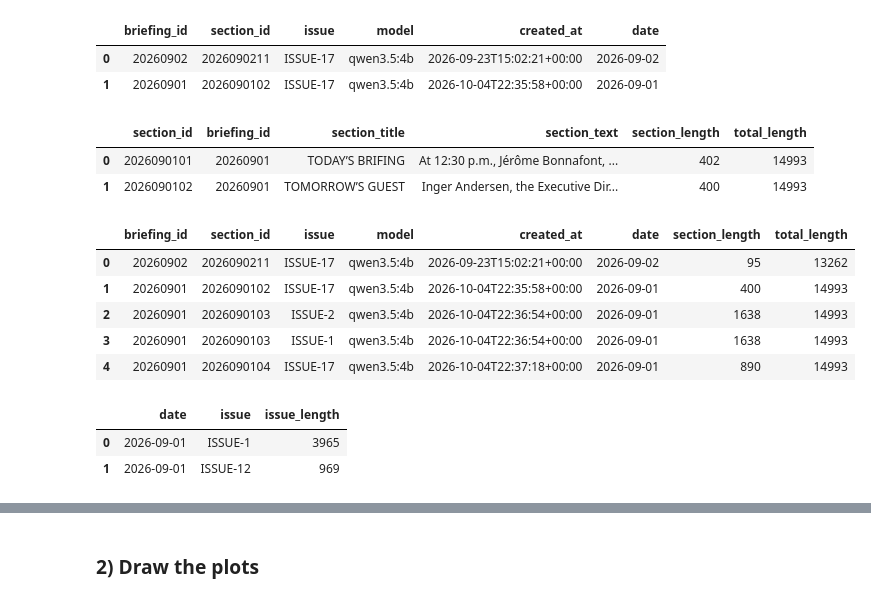
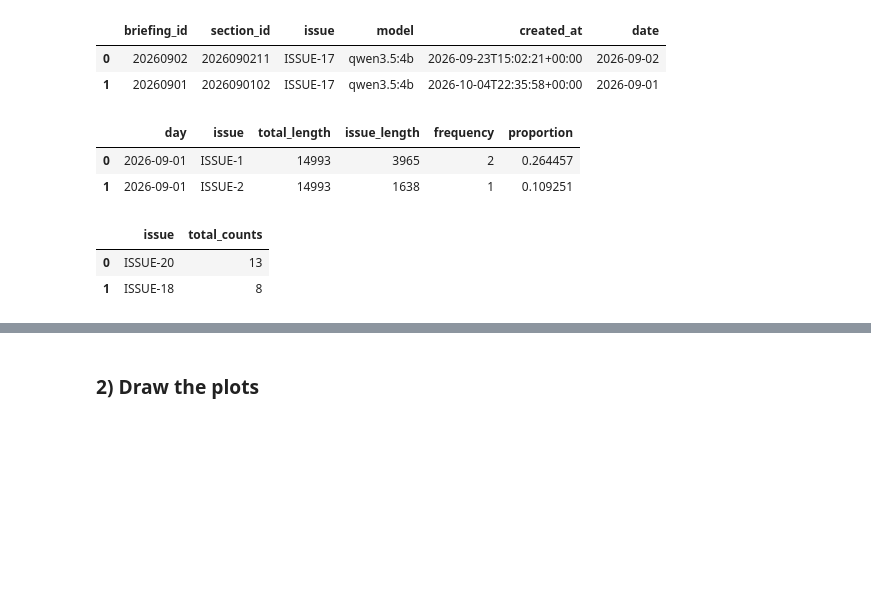
Before and after one commit to darenasc/UN-LLM-Analysis, a Jupyter notebook: notebooks/issue_analysis/02_issue_proportion_in_briefings.ipynb, the cells around one changed output, grey strips where cells are left out. Drawn from its saved outputs; the diff is of its cells as text; code cells hidden in the pictures; blank space fills up the shorter version.

```diff
--- a/notebooks/issue_analysis/02_issue_proportion_in_briefings.ipynb
+++ b/notebooks/issue_analysis/02_issue_proportion_in_briefings.ipynb
@@ -315,11 +270,15 @@ conn.close()
 ### 1) Build the DataFrame for analysis
 # %%
 # Get the issue data from the database within the specified date range
+model = "qwen3.5:4b"
+all_issues = list(SELECTED_ISSUES.keys())
 
-with get_db_connection() as conn:
-    issue_data = get_issues_between_dates(conn=conn, start_date=start_date, end_date=end_date)
-
-issue_data["date"] = pd.to_datetime(issue_data["briefing_id"].astype(str), format="%Y%m%d")
+issue_data = get_issue_data(
+    model=model,
+    issues=all_issues,
+    start_date=start_date,
+    end_date=end_date,
+)
 
 issue_data.head(2)
 # %% [output]
@@ -327,51 +286,25 @@ issue_data.head(2)
 | 0 | 20260902 | 2026090211 | ISSUE-17 | qwen3.5:4b | 2026-09-23T15:02:21+00:00 | 2026-09-02 |
 | 1 | 20260901 | 2026090102 | ISSUE-17 | qwen3.5:4b | 2026-10-04T22:35:58+00:00 | 2026-09-01 |
 # %%
-# Store the length of each section
-section_df = section_data.copy()
-section_df["section_length"] =  section_df["section_text"].str.len()
-
-# Calculate total length of the sections on each date
-total_length = (
-    section_df.groupby("briefing_id")["section_length"]
-    .sum()
-    .reset_index(name="total_length")
+# Calculate issue lengths, frequencies, and proportions by time period.
+plot_level = "day"  # Change to "week" or "month" for different time periods
+issue_stats = calculate_issue_stats(
+    section_data=section_data,
+    issue_data=issue_data,
+    level=plot_level,
 )
 
-section_df = section_df.merge(total_length, on="briefing_id", how="left")
-
-section_df.head(2)
+issue_stats.head(2)
 # %% [output]
-|  | section_id | briefing_id | section_title | section_text | section_length | total_length |
-| 0 | 2026090101 | 20260901 | TODAY’S BRIFING | At 12:30 p.m., Jérôme Bonnafont, ... | 402 | 14993 |
-| 1 | 2026090102 | 20260901 | TOMORROW’S GUEST | Inger Andersen, the Executive Dir... | 400 | 14993 |
+|  | day | issue | total_length | issue_length | frequency | proportion |
+| 0 | 2026-09-01 | ISSUE-1 | 14993 | 3965 | 2 | 0.264457 |
+| 1 | 2026-09-01 | ISSUE-2 | 14993 | 1638 | 1 | 0.109251 |
 # %%
-# Merge the issue data with the section data to get the section lengths and total lengths for each issue
-issue_sections = issue_data.merge(
-    section_df[["section_id", "section_length", "total_length"]],
-    on="section_id",
-    how="left"
-)
+# Calculate issue_counts from issue_data
+issue_counts = calculate_issue_counts(issue_data)
 
-issue_sections.head(5)
+issue_counts.head(2)
 # %% [output]
-|  | briefing_id | section_id | issue | model | created_at | date | section_length | total_length |
-| 0 | 20260902 | 2026090211 | ISSUE-17 | qwen3.5:4b | 2026-09-23T15:02:21+00:00 | 2026-09-02 | 95 | 13262 |
-| 1 | 20260901 | 2026090102 | ISSUE-17 | qwen3.5:4b | 2026-10-04T22:35:58+00:00 | 2026-09-01 | 400 | 14993 |
-| 2 | 20260901 | 2026090103 | ISSUE-2 | qwen3.5:4b | 2026-10-04T22:36:54+00:00 | 2026-09-01 | 1638 | 14993 |
-| 3 | 20260901 | 2026090103 | ISSUE-1 | qwen3.5:4b | 2026-10-04T22:36:54+00:00 | 2026-09-01 | 1638 | 14993 |
-| 4 | 20260901 | 2026090104 | ISSUE-17 | qwen3.5:4b | 2026-10-04T22:37:18+00:00 | 2026-09-01 | 890 | 14993 |
+|  | issue | total_counts |
+| 0 | ISSUE-20 | 13 |
+| 1 | ISSUE-18 | 8 |
-# %%
-# Calculate the total length of sections for each issue on each date
-issue_length = (
-    issue_sections
-    .groupby(["date", "issue"])["section_length"]
-    .sum()
-    .reset_index(name="issue_length")
-)
-
-issue_length.head(2)
-# %% [output]
-|  | date | issue | issue_length |
-| 0 | 2026-09-01 | ISSUE-1 | 3965 |
-| 1 | 2026-09-01 | ISSUE-12 | 969 |
```
Also changed, not shown: parts of 14 cells of this notebook, 5 other files.
